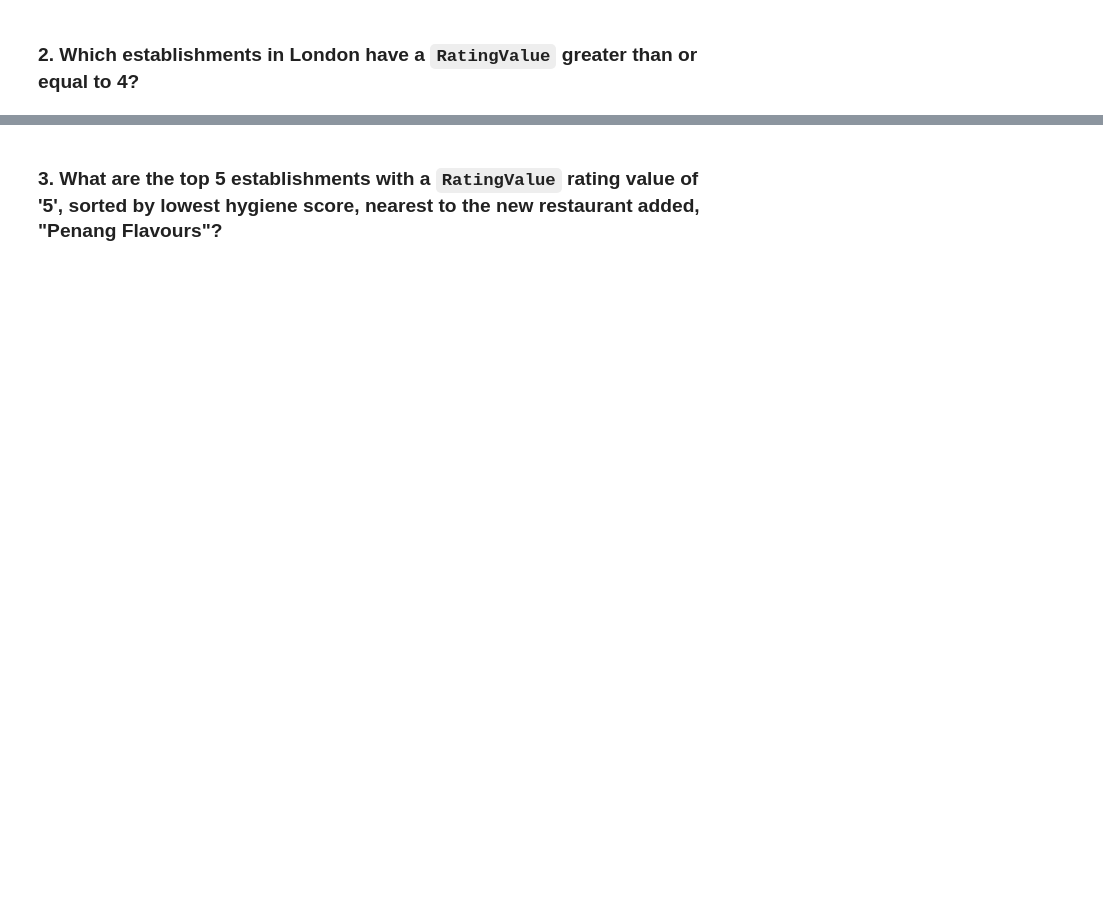
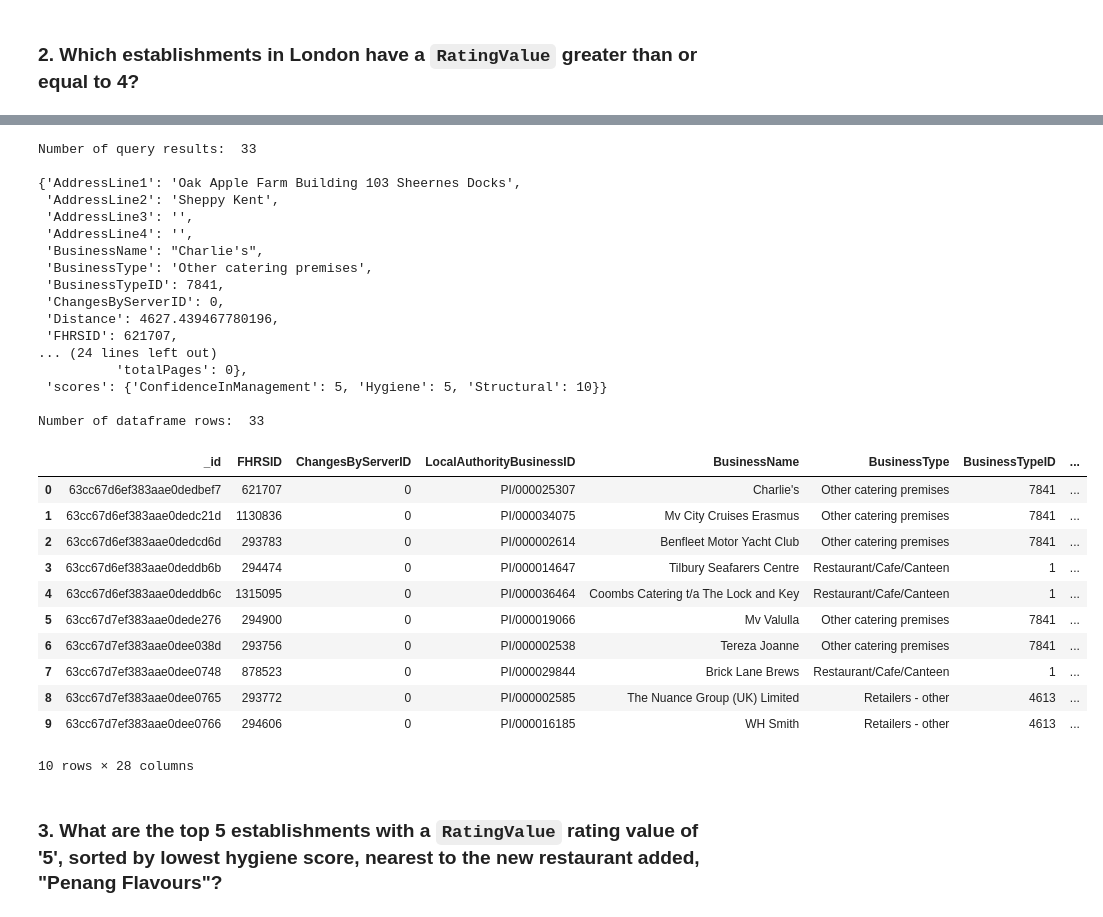
Before and after one commit to dganderson94/nosql-challenge, a Jupyter notebook: NoSQL_analysis_starter.ipynb, the cells around one changed output, grey strips where cells are left out. Cells and saved outputs as stored; diff of their text form; code cells hidden in the pictures; blank space fills up the shorter version.

```diff
--- a/NoSQL_analysis_starter.ipynb
+++ b/NoSQL_analysis_starter.ipynb
@@ -96,7 +106,47 @@ Number of rows: 41
 # %%
 # Find the establishments with London as the Local Authority and has a RatingValue greater than or equal to 4.
-query =
 
-# Use count_documents to display the number of documents in the result
+NOTE_TO_GRADER = """The rubric says that this query should give 34 results. For me, it gives 33, because I
+interpreted the question to mean 'Which establishments *that have been scored* have a RatingValue greater than
+or equal to 4?'. If I were to instead use
 
-# Display the first document in the results using pprint
+    `{'LocalAuthorityName': {'$regex':'London'}, 'RatingValue': {'$gte': '4'}}`
+
+as my query, then I would in fact get 34 results, as there is a single document with 'AwaitingInspection' as
+its RatingValue that MongoDB interprets to be 'greater than or equal to' 4. I don't agree with that
+conclusion, and I feel that my solution would be correct in a real-world scenario. Nevertheless, I've included
+this note to confirm that I do know what the assignment expected of me, and I hope my grade reflects this."""
+
+query = {'LocalAuthorityName': {'$regex':'London'}, 'RatingValue': {'$in': ['4','5']}}
+
+summary(establishments, query)
+# %% [output]
+Number of query results:  33
+
+{'AddressLine1': 'Oak Apple Farm Building 103 Sheernes Docks',
+ 'AddressLine2': 'Sheppy Kent',
+ 'AddressLine3': '',
+ 'AddressLine4': '',
+ 'BusinessName': "Charlie's",
+ 'BusinessType': 'Other catering premises',
+ 'BusinessTypeID': 7841,
+ 'ChangesByServerID': 0,
+ 'Distance': 4627.439467780196,
+ 'FHRSID': 621707,
+... (24 lines left out)
+          'totalPages': 0},
+ 'scores': {'ConfidenceInManagement': 5, 'Hygiene': 5, 'Structural': 10}}
+
+Number of dataframe rows:  33
+|  | _id | FHRSID | ChangesByServerID | LocalAuthorityBusinessID | BusinessName | BusinessType | BusinessTypeID | ... |
+| 0 | 63cc67d6ef383aae0dedbef7 | 621707 | 0 | PI/000025307 | Charlie's | Other catering premises | 7841 | ... |
+| 1 | 63cc67d6ef383aae0dedc21d | 1130836 | 0 | PI/000034075 | Mv City Cruises Erasmus | Other catering premises | 7841 | ... |
+| 2 | 63cc67d6ef383aae0dedcd6d | 293783 | 0 | PI/000002614 | Benfleet Motor Yacht Club | Other catering premises | 7841 | ... |
+| 3 | 63cc67d6ef383aae0deddb6b | 294474 | 0 | PI/000014647 | Tilbury Seafarers Centre | Restaurant/Cafe/Canteen | 1 | ... |
+| 4 | 63cc67d6ef383aae0deddb6c | 1315095 | 0 | PI/000036464 | Coombs Catering t/a The Lock and Key | Restaurant/Cafe/Canteen | 1 | ... |
+| 5 | 63cc67d7ef383aae0dede276 | 294900 | 0 | PI/000019066 | Mv Valulla | Other catering premises | 7841 | ... |
+| 6 | 63cc67d7ef383aae0dee038d | 293756 | 0 | PI/000002538 | Tereza Joanne | Other catering premises | 7841 | ... |
+| 7 | 63cc67d7ef383aae0dee0748 | 878523 | 0 | PI/000029844 | Brick Lane Brews | Restaurant/Cafe/Canteen | 1 | ... |
+| 8 | 63cc67d7ef383aae0dee0765 | 293772 | 0 | PI/000002585 | The Nuance Group (UK) Limited | Retailers - other | 4613 | ... |
+| 9 | 63cc67d7ef383aae0dee0766 | 294606 | 0 | PI/000016185 | WH Smith | Retailers - other | 4613 | ... |
+10 rows × 28 columns
```
Also changed, not shown: parts of 10 cells of this notebook, 1 other file.
